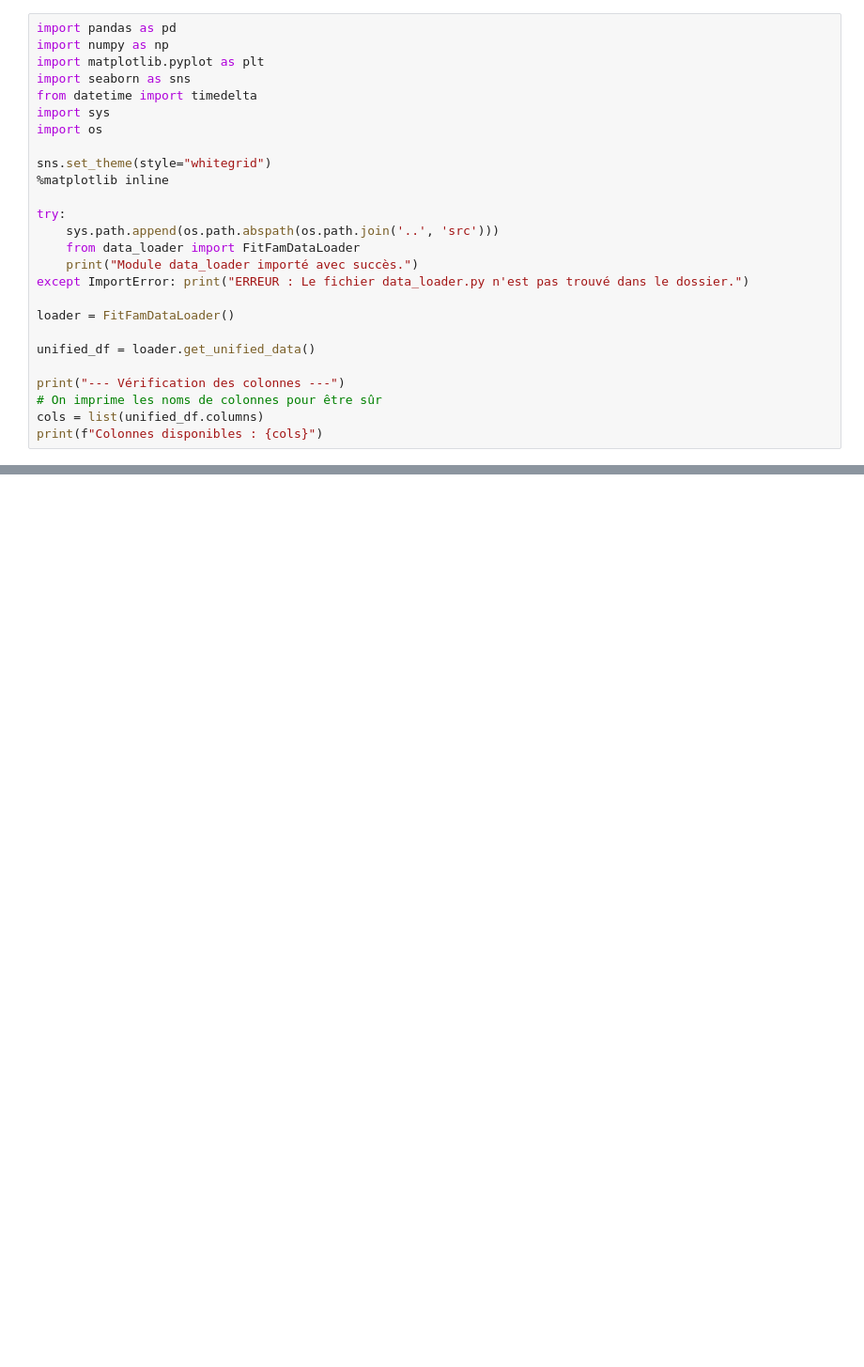
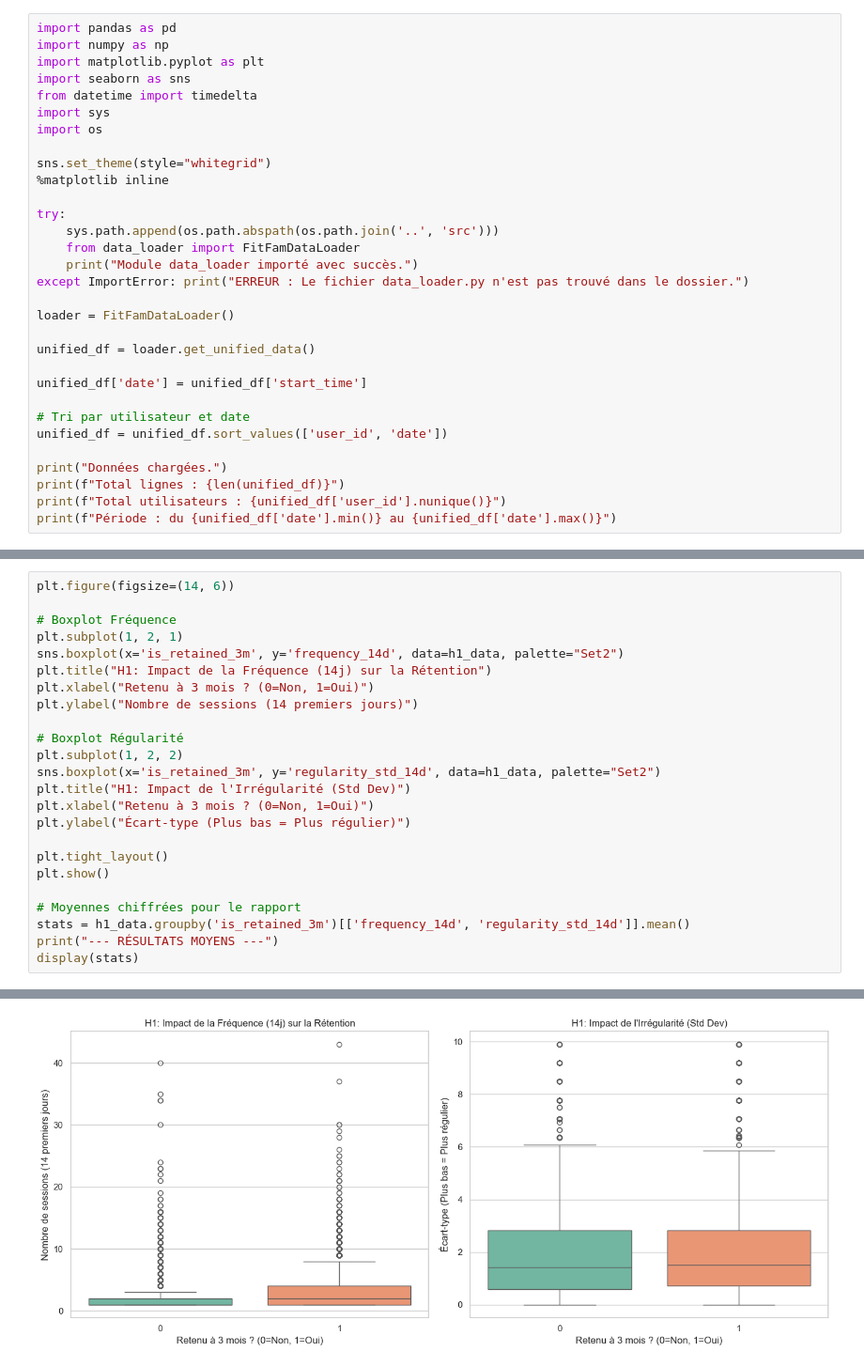
Before and after one commit to Prampyl/FitFam_research, a Jupyter notebook: hypothesis_1/analysis_H1.ipynb, the cells around one changed output, grey strips where cells are left out. Shown at 94% size. Saved outputs shown, nothing was run; the diff lists cells and outputs as text; blank space fills up the shorter version.

```diff
--- a/hypothesis_1/analysis_H1.ipynb
+++ b/hypothesis_1/analysis_H1.ipynb
@@ -22,9 +22,14 @@ loader = FitFamDataLoader()
 
 unified_df = loader.get_unified_data()
 
-print("--- Vérification des colonnes ---")
-# On imprime les noms de colonnes pour être sûr
-cols = list(unified_df.columns)
-print(f"Colonnes disponibles : {cols}")
+unified_df['date'] = unified_df['start_time']
+
+# Tri par utilisateur et date
+unified_df = unified_df.sort_values(['user_id', 'date'])
+
+print("Données chargées.")
+print(f"Total lignes : {len(unified_df)}")
+print(f"Total utilisateurs : {unified_df['user_id'].nunique()}")
+print(f"Période : du {unified_df['date'].min()} au {unified_df['date'].max()}")
 # %% [output]
 Module data_loader importé avec succès.
@@ -31,0 +94,25 @@ KeyError: 'date'
+# %%
+plt.figure(figsize=(14, 6))
+
+# Boxplot Fréquence
+plt.subplot(1, 2, 1)
+sns.boxplot(x='is_retained_3m', y='frequency_14d', data=h1_data, palette="Set2")
+plt.title("H1: Impact de la Fréquence (14j) sur la Rétention")
+plt.xlabel("Retenu à 3 mois ? (0=Non, 1=Oui)")
+plt.ylabel("Nombre de sessions (14 premiers jours)")
+
+# Boxplot Régularité
+plt.subplot(1, 2, 2)
+sns.boxplot(x='is_retained_3m', y='regularity_std_14d', data=h1_data, palette="Set2")
+plt.title("H1: Impact de l'Irrégularité (Std Dev)")
+plt.xlabel("Retenu à 3 mois ? (0=Non, 1=Oui)")
+plt.ylabel("Écart-type (Plus bas = Plus régulier)")
+
+plt.tight_layout()
+plt.show()
+
+# Moyennes chiffrées pour le rapport
+stats = h1_data.groupby('is_retained_3m')[['frequency_14d', 'regularity_std_14d']].mean()
+print("--- RÉSULTATS MOYENS ---")
+display(stats)
+# %% [output]
@@ -31,0 +126 @@ KeyError: 'date'
+[figure, added]
```
Also changed, not shown: parts of 9 cells of this notebook.
